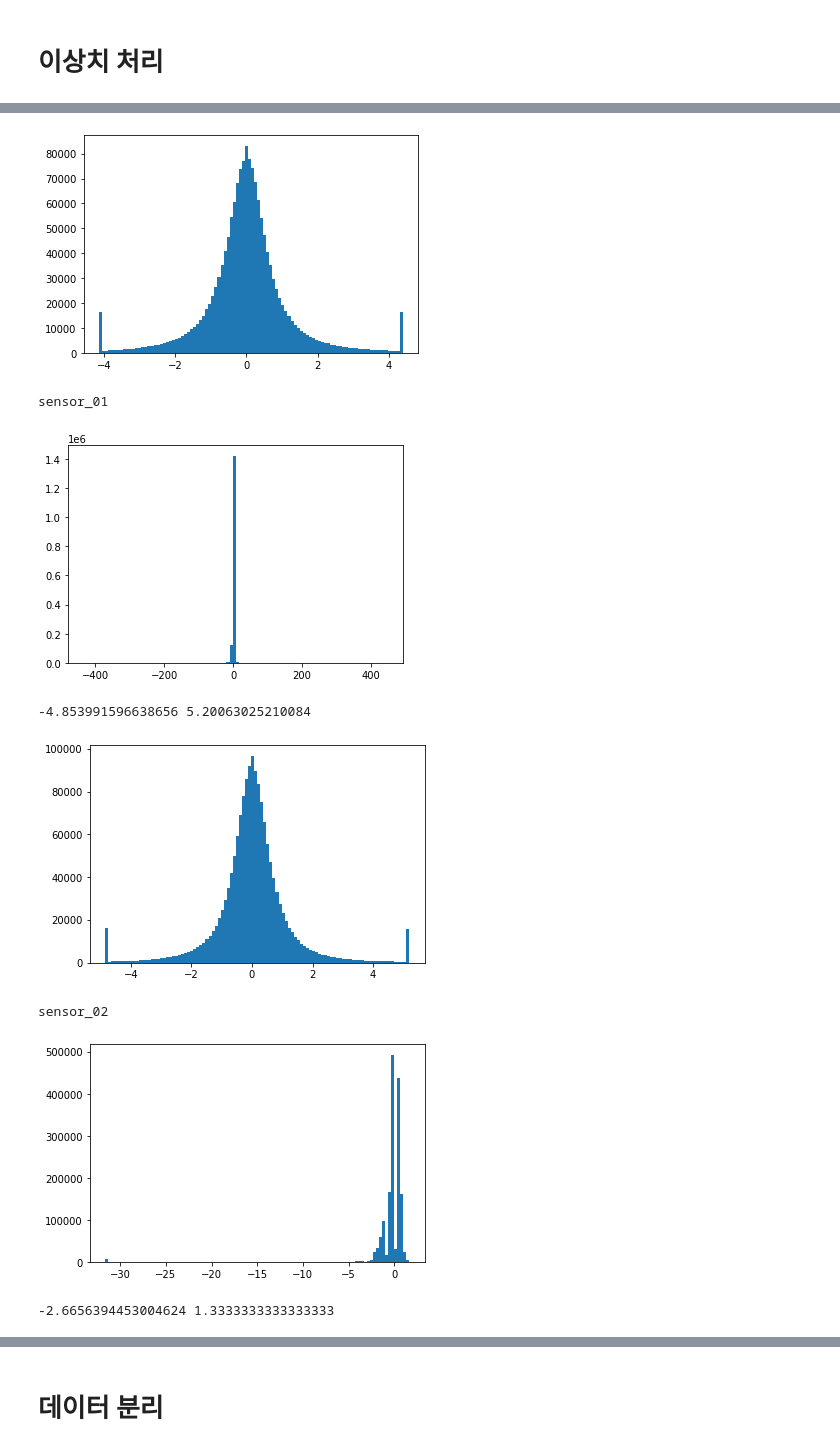
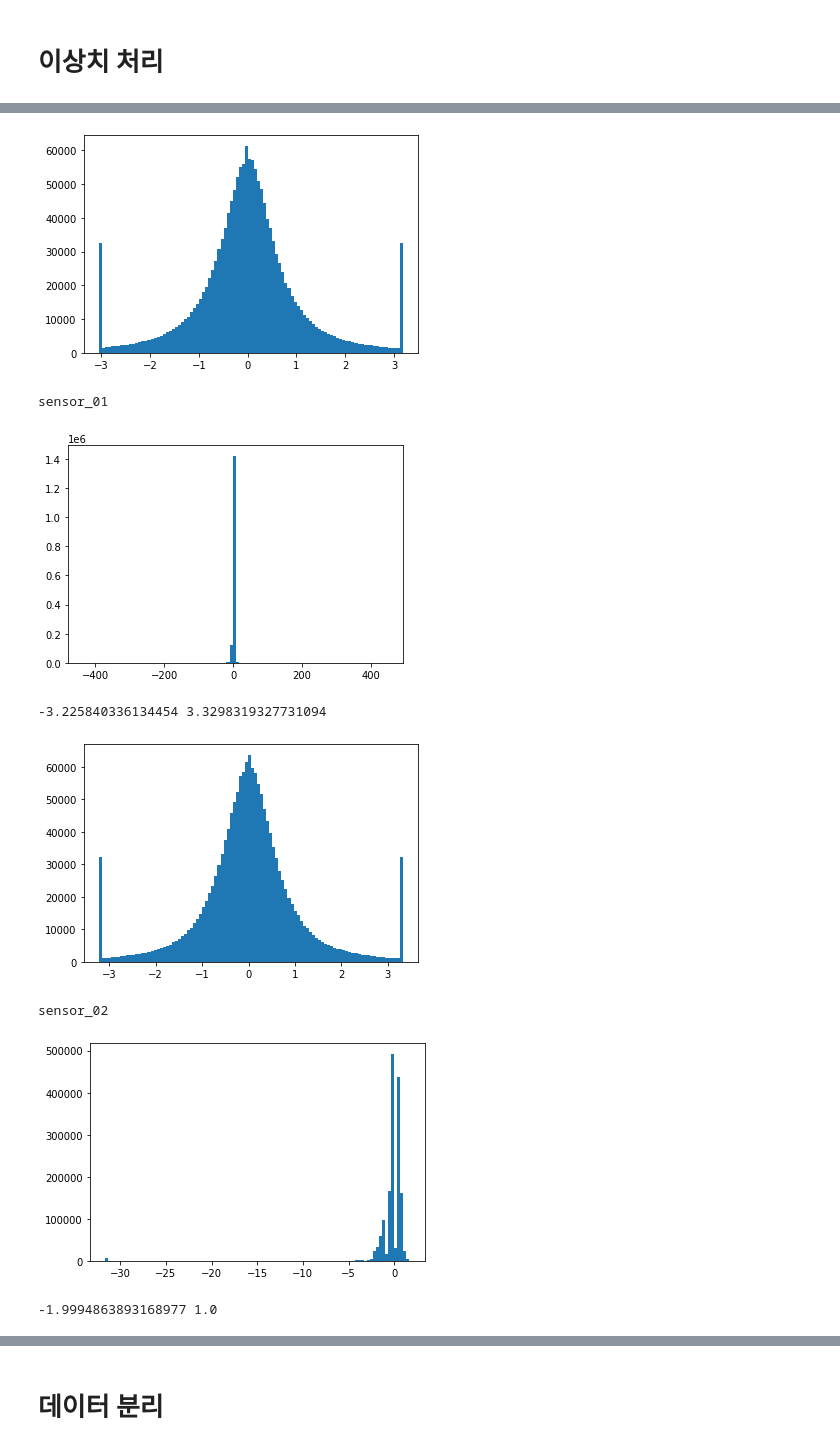
Before and after one commit to dhrim/2022_WISET, a Jupyter notebook: material/deep_learning/practice/2022_WISET/20220812_pitcher_classification.ipynb, the cells around one changed output, grey strips where cells are left out. Saved outputs shown, nothing was run; the diff lists cells and outputs as text; code cells hidden in the pictures.

```diff
--- a/material/deep_learning/practice/2022_WISET/20220812_pitcher_classification.ipynb
+++ b/material/deep_learning/practice/2022_WISET/20220812_pitcher_classification.ipynb
@@ -35,7 +35,7 @@ import matplotlib.pyplot as plt
 # %%
 train_x_df = pd.read_csv("train.csv")
 train_y_df = pd.read_csv("train_labels.csv")
-test_df = pd.read_csv("test.csv")
+test_x_df = pd.read_csv("test.csv")
 # %%
 train_x_df.head()
 # %% [output]
@@ -100,14 +100,14 @@ for feature_name in train_x_df.columns:
     plt.hist(train_x_df[feature_name], bins=100)
     plt.show()
 
-    low_limit = train_x_df[feature_name].quantile(q=0.01, interpolation='nearest')
-    high_limit = train_x_df[feature_name].quantile(q=0.99, interpolation='nearest')
+    low_limit = train_x_df[feature_name].quantile(q=0.02, interpolation='nearest')
+    high_limit = train_x_df[feature_name].quantile(q=0.98, interpolation='nearest')
     print(low_limit, high_limit)
 
     train_x_df.loc[train_x_df[feature_name]<low_limit, feature_name] = low_limit
     train_x_df.loc[train_x_df[feature_name]>high_limit, feature_name] = high_limit
-    test_df.loc[test_df[feature_name]<low_limit, feature_name] = low_limit
-    test_df.loc[test_df[feature_name]>high_limit, feature_name] = high_limit
+    test_x_df.loc[test_x_df[feature_name]<low_limit, feature_name] = low_limit
+    test_x_df.loc[test_x_df[feature_name]>high_limit, feature_name] = high_limit
 
     plt.hist(train_x_df[feature_name], bins=100)
     plt.show()
@@ -118,8 +118,8 @@ sensor_00
-[figure, old version]
+[figure, new version]
 sensor_01
 [figure]
--4.853991596638656 5.20063025210084
+-3.225840336134454 3.3298319327731094
-[figure, old version]
+[figure, new version]
 sensor_02
 [figure]
--2.6656394453004624 1.3333333333333333
+-1.9994863893168977 1.0
```
Also changed, not shown: parts of 10 cells of this notebook.
